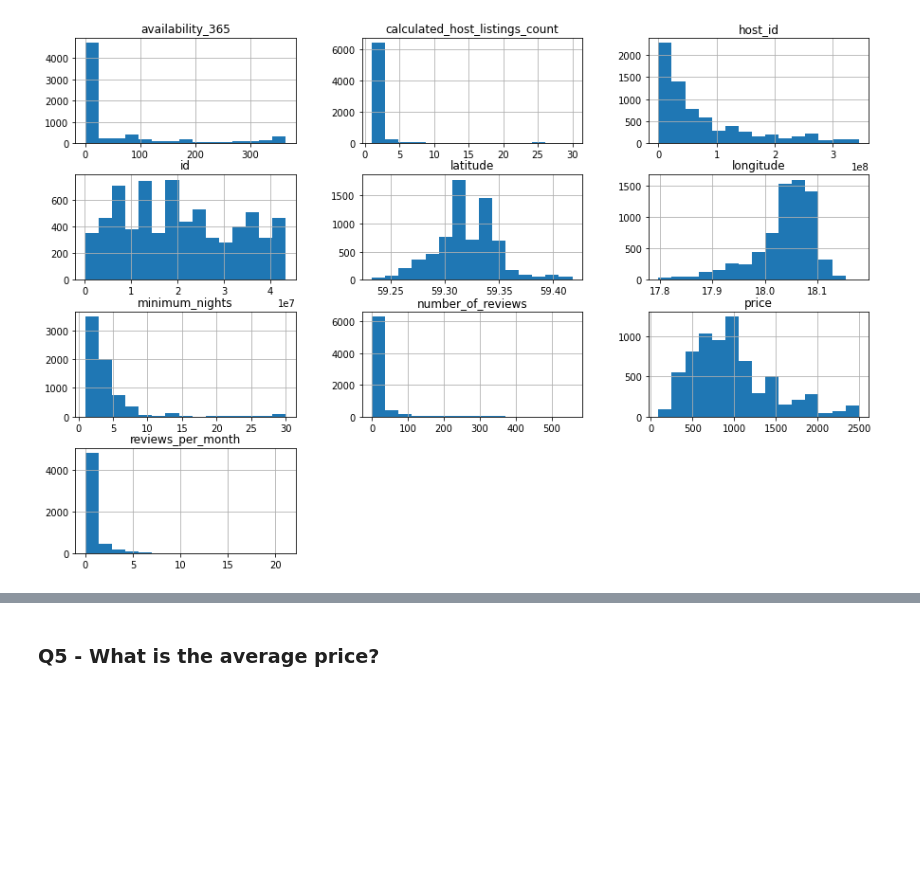
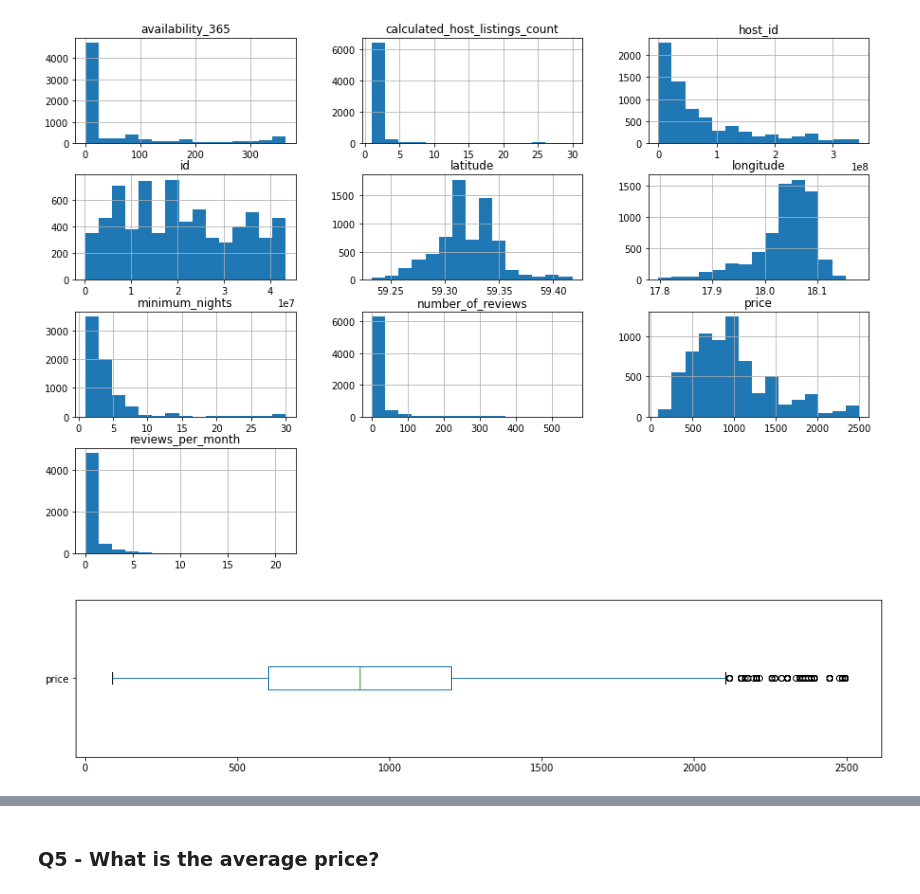
Before and after one commit to VGuerrero07/Data_Science, a Jupyter notebook: Analyzing_Airbnb_Data.ipynb, the cells around one changed output, grey strips where cells are left out. Drawn from its saved outputs; the diff is of its cells as text; code cells hidden in the pictures; blank space fills up the shorter version.

```diff
--- a/Analyzing_Airbnb_Data.ipynb
+++ b/Analyzing_Airbnb_Data.ipynb
@@ -244,3 +232,9 @@ df_clean.drop('neighbourhood_group', axis=1, inplace=True)
 df_clean.hist(bins=15, figsize=(15,10));
 # %% [output]
 [figure]
+# %%
+# Boxplot for cleaned dataset, variable price
+df_clean.price.plot(kind='box', vert=False, figsize=(15, 3),)
+plt.show()
+# %% [output]
+[figure, added]
```
Also changed, not shown: parts of 4 cells of this notebook.
